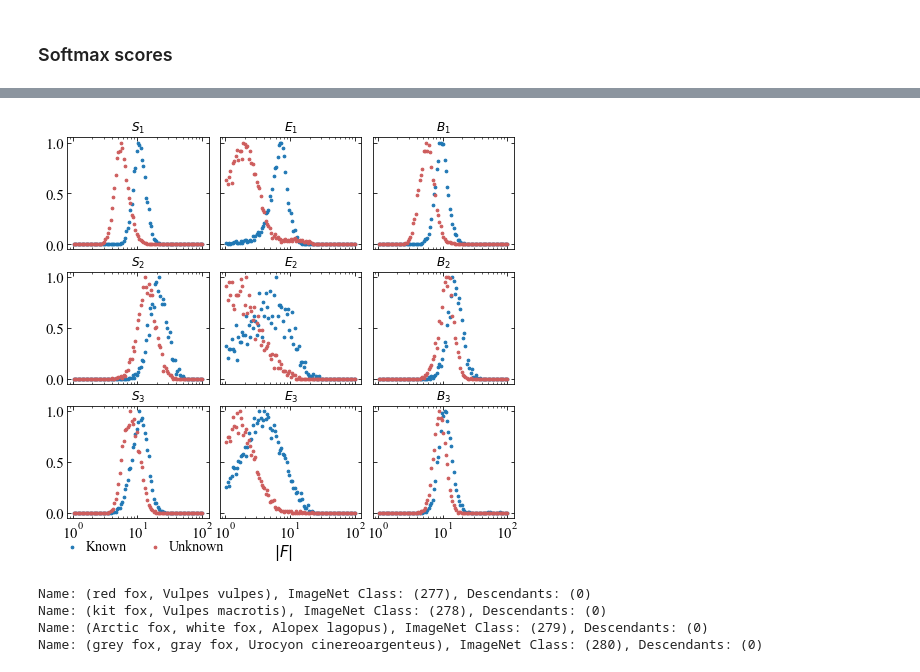
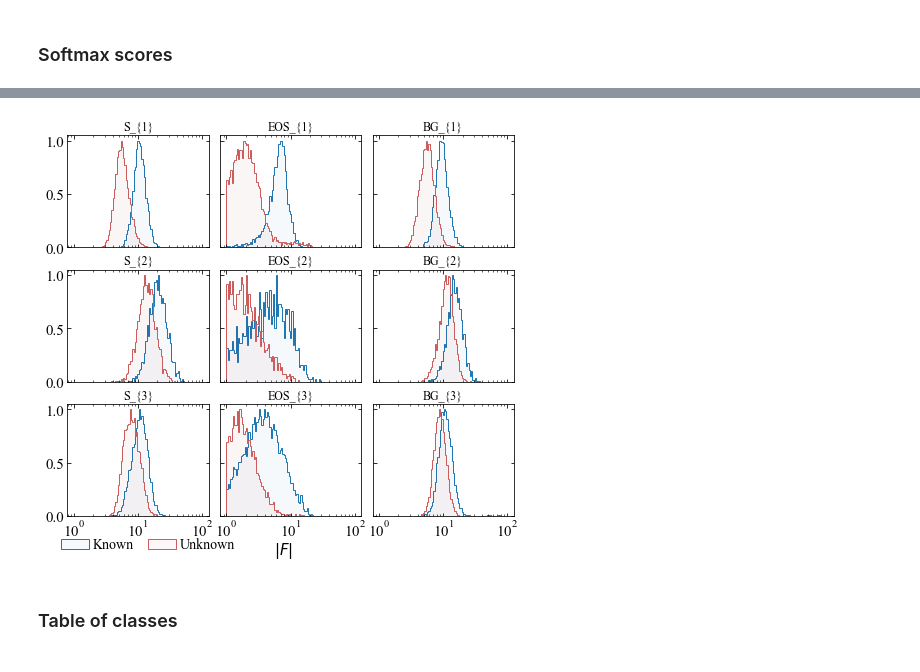
Before and after one commit to AIML-IfI/openset-imagenet, a Jupyter notebook: analysis/open_set_imagenet.ipynb, the cells around one changed output, grey strips where cells are left out. Saved outputs shown, nothing was run; the diff lists cells and outputs as text; code cells hidden in the pictures.

```diff
--- a/analysis/open_set_imagenet.ipynb
+++ b/analysis/open_set_imagenet.ipynb
@@ -289,32 +333,23 @@ B_{3} len_samples (63764,) len_correct 27250 conf_correct 0.963 conf_kn 0.70
 # %% [markdown]
 ### Histograms
 # %%
-import sys
-sys.path.append("../")
-import matplotlib.pyplot as plt
-from pathlib import Path
-import numpy as np
-from matplotlib.ticker import LogLocator
-import src.util as util
-from matplotlib import colors
-plt.rcParams["font.family"] = "Times New Roman"
-
 # General Experiments
 outputs = Path('../outputs/')
 exp_paths = {
-    'S_{1}':  outputs / 's1n_l1_e0_adam/s1n_l1_e0_adam_curr_val_arr.npz',
-    'E_{1}':  outputs / 'e1n_l1_e0_adam/e1n_l1_e0_adam_best_val_arr.npz',
-    'B_{1}':  outputs / 'b1n_l1_e0_adam/b1n_l1_e0_adam_best_val_arr.npz',
-    'S_{2}':  outputs / 's2n_l1_e0_adam/s2n_l1_e0_adam_best_val_arr.npz',
-    'E_{2}':  outputs / 'e2n_l1_e0_adam/e2n_l1_e0_adam_best_val_arr.npz',
-    'B_{2}':  outputs / 'b2n_l1_e0_adam/b2n_l1_e0_adam_best_val_arr.npz',
-    'S_{3}':  outputs / 's3n_l1_e0_adam/s3n_l1_e0_adam_best_val_arr.npz',
-    'E_{3}':  outputs / 'e3n_l1_e0_adam/e3n_l1_e0_adam_best_val_arr.npz',
-    'B_{3}':  outputs / 'b3n_l1_e0_adam/b3n_l1_e0_adam_best_val_arr.npz',}
+    'S_{1}':    outputs / 's1n_l1_e0_adam/s1n_l1_e0_adam_curr_val_arr.npz',
+    'EOS_{1}':  outputs / 'e1n_l1_e0_adam/e1n_l1_e0_adam_best_val_arr.npz',
+    'BG_{1}':   outputs / 'b1n_l1_e0_adam/b1n_l1_e0_adam_best_val_arr.npz',
+    'S_{2}':    outputs / 's2n_l1_e0_adam/s2n_l1_e0_adam_best_val_arr.npz',
+    'EOS_{2}':  outputs / 'e2n_l1_e0_adam/e2n_l1_e0_adam_best_val_arr.npz',
+    'BG_{2}':   outputs / 'b2n_l1_e0_adam/b2n_l1_e0_adam_best_val_arr.npz',
+    'S_{3}':    outputs / 's3n_l1_e0_adam/s3n_l1_e0_adam_best_val_arr.npz',
+    'EOS_{3}':  outputs / 'e3n_l1_e0_adam/e3n_l1_e0_adam_best_val_arr.npz',
+    'BG_{3}':   outputs / 'b3n_l1_e0_adam/b3n_l1_e0_adam_best_val_arr.npz',}
 
 def get_histogram(array, unk_label=-1, metric='score', bins=100, drop_bg=False, log_space=False):
+    "Calculates histograms of scores or norms"
     score = array['scores']
-    if drop_bg:
+    if drop_bg: # if background class drop the last column of scores
         score = score[:,:-1]
     gt = array['gt'].astype(np.int64)
     features = array['features']
@@ -401,36 +438,42 @@ font_size = 15
 bins = 100
 unk_label = -2
 
 fig = plt.figure(figsize=(8,7))
 gs = fig.add_gridspec(3, 3, hspace=0.2, wspace=0.08)
 axs = gs.subplots(sharex=True, sharey=True)
 axs = axs.flat
+# Colors
+edge_unk = colors.to_rgba('indianred', 1)
+fill_unk = colors.to_rgba('firebrick', 0.04)
+edge_kn = colors.to_rgba('tab:blue', 1)
+fill_kn = colors.to_rgba('tab:blue', 0.04)
 
 for ix, (exp_name, exp_array) in enumerate(exp_val.items()):
     # Calculate histogram
     kn_hist, kn_edges, unk_hist, unk_edges = get_histogram(exp_array, unk_label=unk_label, metric='norm', bins=bins, log_space=True)
     kn_hist = kn_hist / np.max(kn_hist)
     unk_hist = unk_hist / np.max(unk_hist)
-    # Scatter plots
-    axs[ix].scatter(kn_edges[1:], kn_hist, color='tab:blue', marker='.', s=30)
-    axs[ix].scatter(unk_edges[1:], unk_hist, color='indianred', marker='.', s=30)
+    axs[ix].stairs(kn_hist, kn_edges, fill=True, color=fill_kn, edgecolor=edge_kn, linewidth=1)
+    axs[ix].stairs(unk_hist, unk_edges, fill=True, color=fill_unk, edgecolor=edge_unk, linewidth=1)
     axs[ix].set_xscale('log')
     axs[ix].set_title(exp_name)
 
 for ax in axs:
     # set the tick parameters for the current axis handler
     ax.tick_params(which='both', bottom=True, top=True, left=True, right=True, direction='in')
     ax.tick_params(labelbottom=True, labeltop=False, labelleft=True, labelright=False, labelsize=font_size)
     # Thicklocator parameters
     ax.xaxis.set_major_locator(LogLocator(base=10, numticks=6))
     ax.label_outer()
 
 # Manual legend
-axs[-3].legend(['Known', 'Unknown'], frameon=False, fontsize=font_size-1, bbox_to_anchor=(1.2, -0.08), ncol=2, handletextpad=0, columnspacing=1, markerscale=1)
+axs[-2].legend(['Known', 'Unknown'], frameon=False, fontsize=font_size-1, bbox_to_anchor=(0.2, -0.08), ncol=2, handletextpad=0.3, columnspacing=1, markerscale=1)
 # X label
 fig.text(0.5, 0.05, '$|F|$', ha='center', fontsize=font_size)
 plt.savefig('fig/hist_all_norm.pdf', dpi=90, bbox_inches='tight')
 plt.show()
 # %% [output]
-[figure, old version]
+[figure, new version]
+# %% [markdown]
+### Table of classes
 # %%
@@ -462,7 +504,0 @@ def print_descendants(hier, wid):
-# %%
-print_descendants(hierarchy, 'n02118333')
-# %% [output]
-Name: (red fox, Vulpes vulpes), ImageNet Class: (277), Descendants: (0)
-Name: (kit fox, Vulpes macrotis), ImageNet Class: (278), Descendants: (0)
-Name: (Arctic fox, white fox, Alopex lagopus), ImageNet Class: (279), Descendants: (0)
-Name: (grey fox, gray fox, Urocyon cinereoargenteus), ImageNet Class: (280), Descendants: (0)
```
Also changed, not shown: parts of 15 cells of this notebook, 1 other file.
